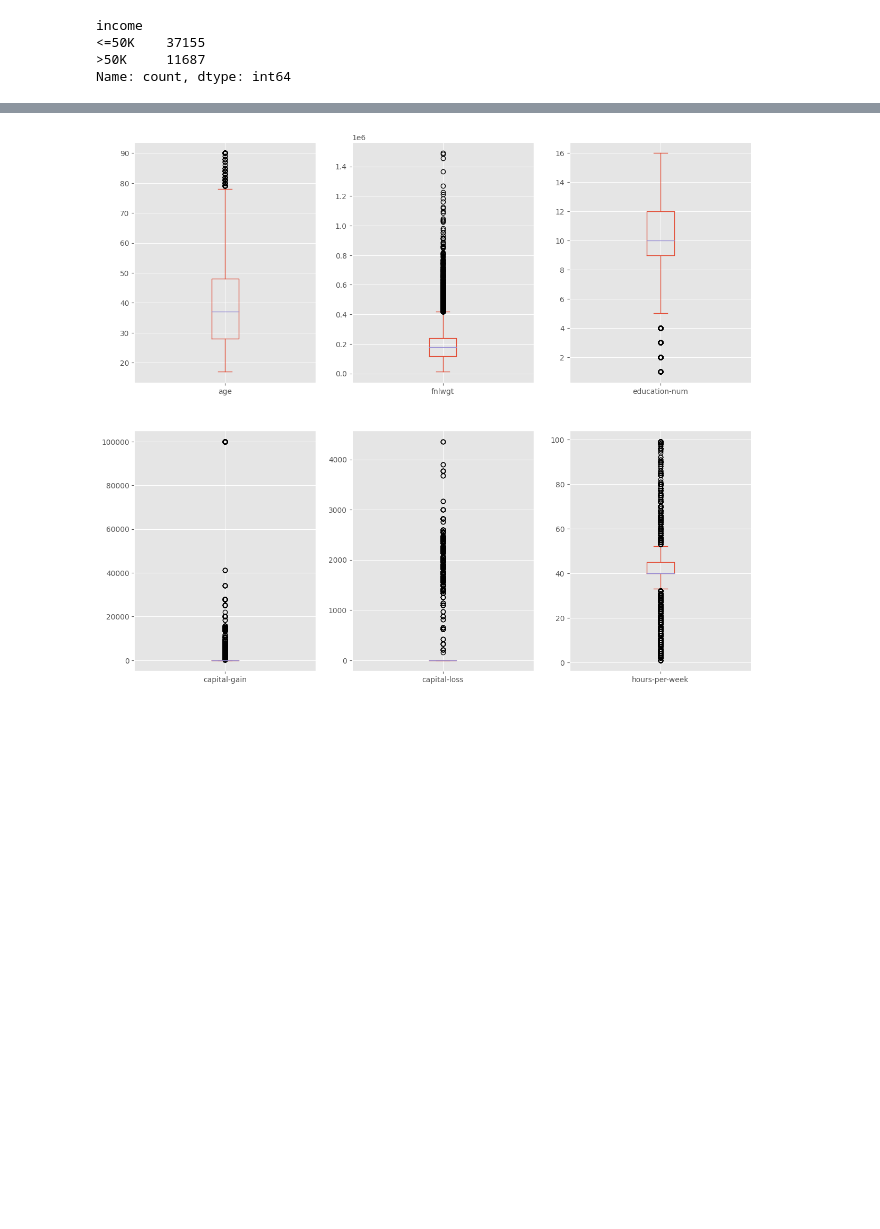
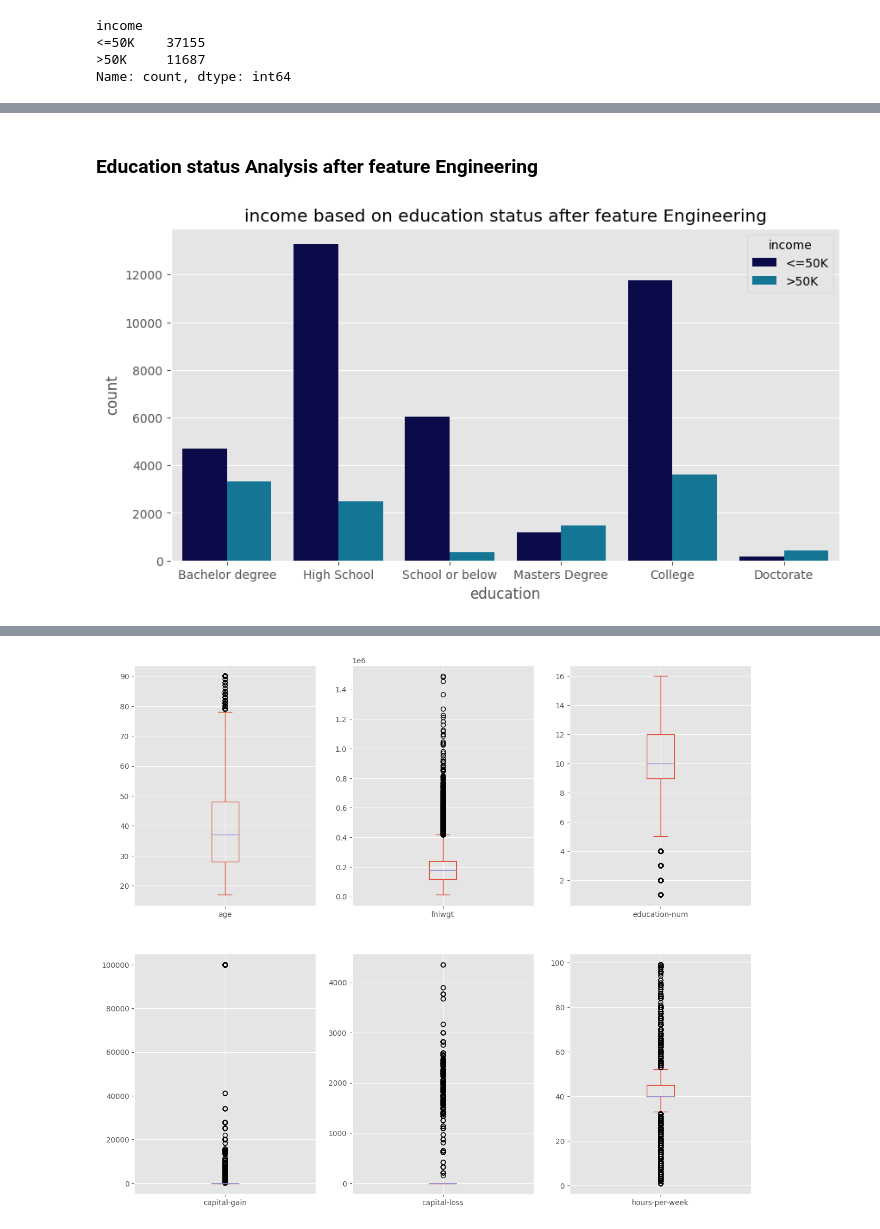
Before and after one commit to Lakshan2023/Machine-Learning-Coursework, a Jupyter notebook: DataCleaningProcess.ipynb, the cells around one changed output, grey strips where cells are left out. Cells and saved outputs as stored; diff of their text form; code cells hidden in the pictures; blank space fills up the shorter version.

```diff
--- a/DataCleaningProcess.ipynb
+++ b/DataCleaningProcess.ipynb
@@ -728,0 +833,9 @@ data.head(5)
+# %% [markdown]
+### Education status Analysis after feature Engineering
+# %%
+plt.figure(figsize=(10, 5))
+plt.title("income based on education status after feature Engineering")
+sns.countplot(x="education", hue="income", data=data, palette="ocean")
+plt.show()
+# %% [output]
+[figure, added]
```
Also changed, not shown: parts of 126 cells of this notebook.
